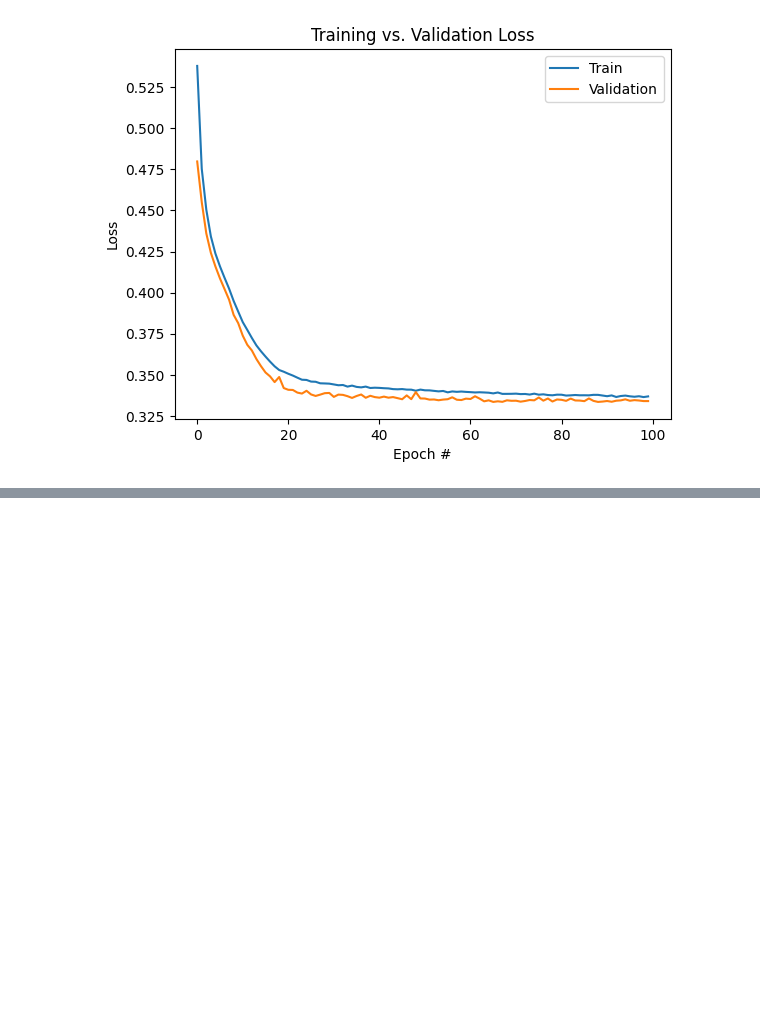
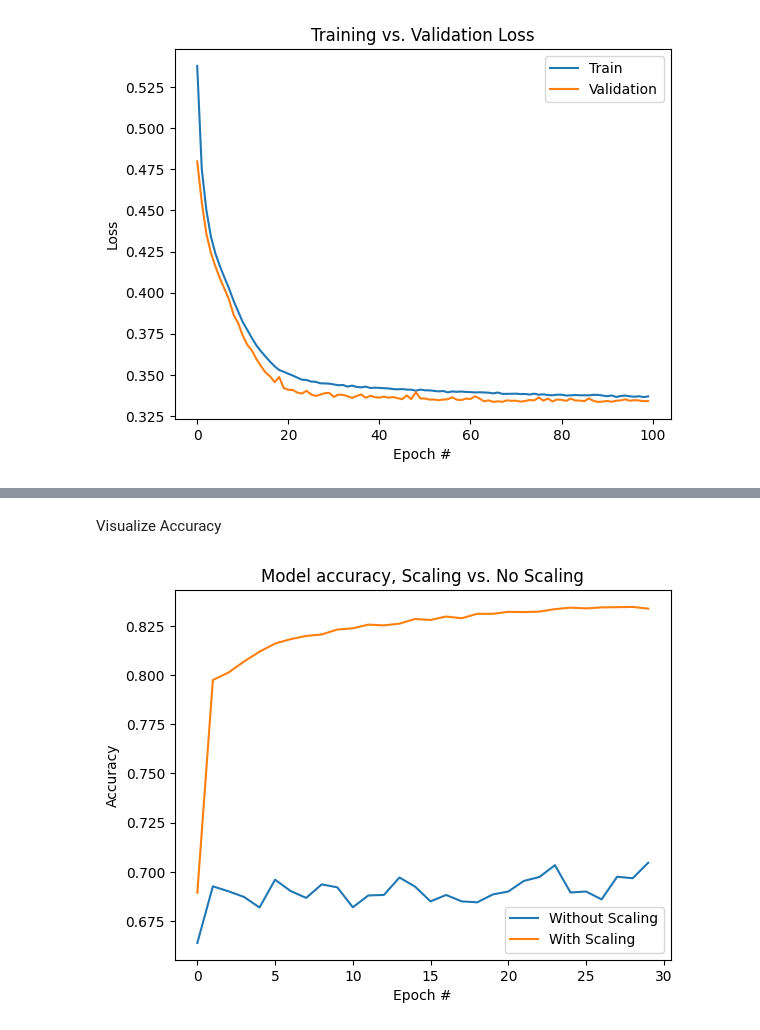
Before and after one commit to jarix/ML_TensorFlow_Keras_Experiments, a Jupyter notebook: hello_bank_customer_churn_binary_classifier.ipynb, the cells around one changed output, grey strips where cells are left out. Saved outputs shown, nothing was run; the diff lists cells and outputs as text; code cells hidden in the pictures; blank space fills up the shorter version.

```diff
--- a/hello_bank_customer_churn_binary_classifier.ipynb
+++ b/hello_bank_customer_churn_binary_classifier.ipynb
@@ -200,0 +225,6 @@ plt.show()
+# %%
+history = ann_clf.fit(X_train, y_train,
+                      batch_size=32,
+                      epochs=100,
+                      validation_data=(X_val, y_val),
+                      callbacks=[early_stopping])
@@ -200,0 +261,3 @@ plt.show()
+# %%
+test_loss, test_accuracy = ann_clf.evaluate(X_test, y_test)
+print(f"Test Loss: {test_loss:.4f}, Test Accuracy: {test_accuracy:.4f}")
@@ -200,0 +331,3 @@ plt.show()
+# %%
+X_train, X_test, y_train, y_test = train_test_split(X, y, train_size=0.8, random_state=0)
+print(f"X_train shape: {X_train.shape}, X_test shape: {X_test.shape}")
@@ -200,0 +378,6 @@ plt.show()
+# %%
+# Train without scaled features
+hist_no_scaling = build_and_train_ANN(X_train, X_test, y_train, y_test, scale_data=False)
+
+# Train with scaled features
+hist_with_scaling = build_and_train_ANN(X_train, X_test, y_train, y_test, scale_data=True)
@@ -200,0 +393,13 @@ plt.show()
+# %% [markdown]
+Visualize Accuracy
+# %%
+
+plt.plot(hist_no_scaling, label='Without Scaling')
+plt.plot(hist_with_scaling, label='With Scaling')
+plt.title('Model accuracy, Scaling vs. No Scaling')
+plt.ylabel('Accuracy')
+plt.xlabel('Epoch #')
+plt.legend()
+plt.show()
+# %% [output]
+[figure, added]
```
Also changed, not shown: parts of 26 cells of this notebook, 1 other file.
